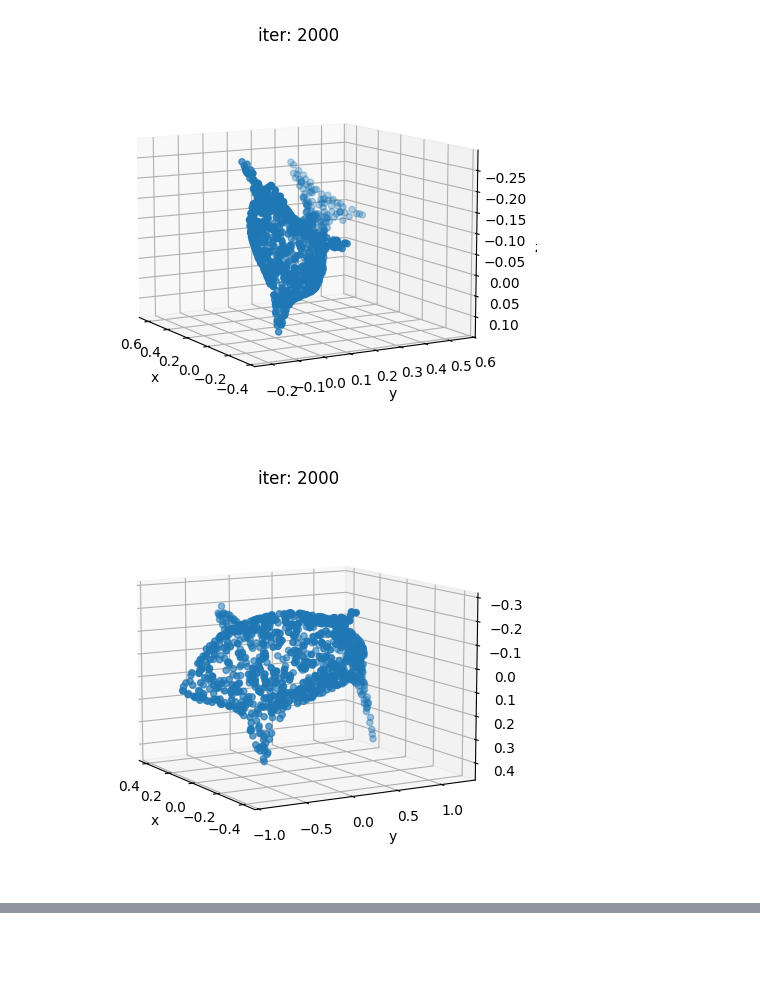
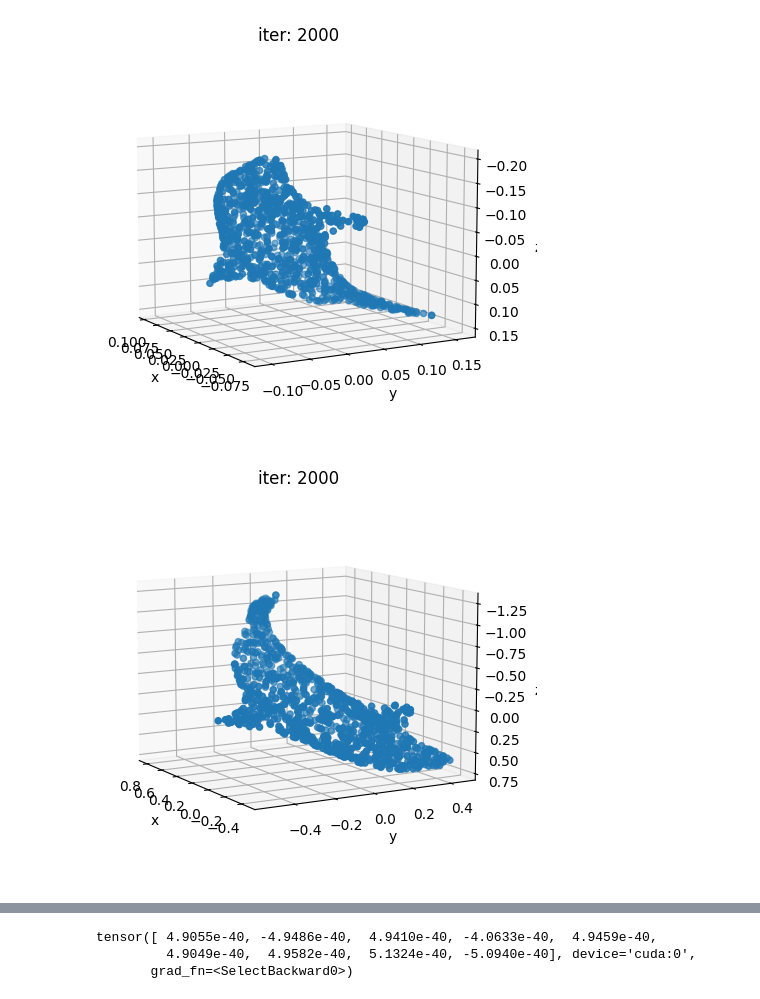
Before and after one commit to Guest400123064/meshae, a Jupyter notebook: notebooks/0-eda.ipynb, the cells around one changed output, grey strips where cells are left out. Saved outputs shown, nothing was run; the diff lists cells and outputs as text; code cells hidden in the pictures; blank space fills up the shorter version.

```diff
--- a/notebooks/0-eda.ipynb
+++ b/notebooks/0-eda.ipynb
@@ -53,10 +53,11 @@ src_mesh = ico_sphere(4, device)
 # %%
 model = MVOnlyGATrModel(
     MVOnlyGATrConfig(
-        num_layers=2,
+        num_layers=4,
         size_channels_in=2,
-        size_channels_hidden=16,
-        norm_channelwise_rescale=True,
+        size_channels_hidden=2,
+        size_channels_intermediate=2,
+        norm_channelwise_rescale=False,
         attn_is_causal=False,
     )
 )
@@ -79,15 +80,15 @@ for i in loop:
     y = torch.einsum("bni, ji -> bnj", x.detach(), r) # * 2 + torch.ones_like(x) * 0.1
     # y = sample_points_from_meshes(trg_mesh, 1024)
 
-    x = point.encode_pga(x).unsqueeze(-2)
+    x = point.encode(x).unsqueeze(-2)
     r = (
-        rotation.encode_pga(matrix_to_quaternion(r)[..., [1, 2, 3, 0]])
+        rotation.encode(matrix_to_quaternion(r)[..., [1, 2, 3, 0]])
         .reshape(1, 1, 1, 16)
         .repeat((1, 1024, 1, 1))
     )
     # p, _ = model(torch.cat([x, r], dim=-2), scalars=None)
     p = model(torch.cat([x, r], dim=-2))
-    p = point.decode_pga(p).squeeze(-2)
+    p = point.decode(p).squeeze(-2)
 
     loss = criterion(p, y)
     losses.append(float(loss.detach().cpu()))
@@ -106,2 +107,2 @@ for i in loop:
-[figure, old version]
+[figure, new version]
-[figure, old version]
+[figure, new version]
@@ -115,0 +117,6 @@ for i in loop:
+# %%
+model.blocks[0].mlp.equi_bil.proj_bil.weight[0][0]
+# %% [output]
+tensor([ 4.9055e-40, -4.9486e-40,  4.9410e-40, -4.0633e-40,  4.9459e-40,
+         4.9049e-40,  4.9582e-40,  5.1324e-40, -5.0940e-40], device='cuda:0',
+       grad_fn=<SelectBackward0>)
```
Also changed, not shown: parts of 1 cell of this notebook, 1 other file.
